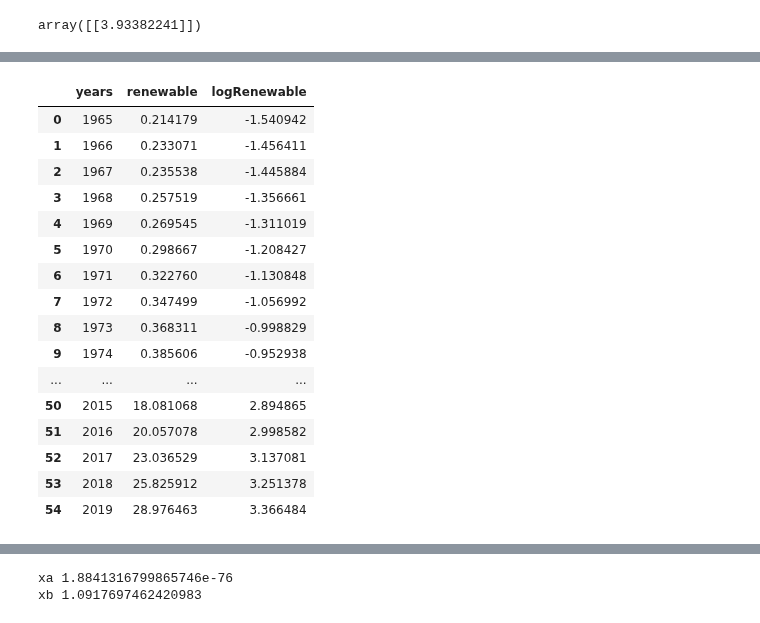
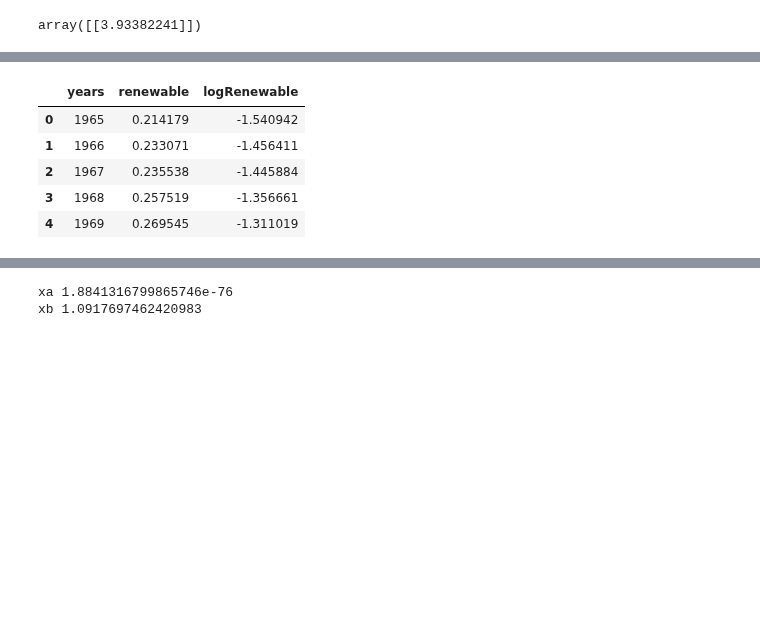
Before and after one commit to yuyhong23/One-Hot_Future, a Jupyter notebook: machine_learning_energy_types.ipynb, the cells around one changed output, grey strips where cells are left out. Drawn from its saved outputs; the diff is of its cells as text; code cells hidden in the pictures; blank space fills up the shorter version.

```diff
--- a/machine_learning_energy_types.ipynb
+++ b/machine_learning_energy_types.ipynb
@@ -570,25 +556,14 @@ year_renew = combine_all[["years", "renewable"]].copy()
 # %%
 year_renew['logRenewable'] = np.log(combine_all["renewable"])
 # %%
-year_renew
+year_renew.head()
 # %% [output]
 |  | years | renewable | logRenewable |
 | 0 | 1965 | 0.214179 | -1.540942 |
 | 1 | 1966 | 0.233071 | -1.456411 |
 | 2 | 1967 | 0.235538 | -1.445884 |
 | 3 | 1968 | 0.257519 | -1.356661 |
 | 4 | 1969 | 0.269545 | -1.311019 |
-| 5 | 1970 | 0.298667 | -1.208427 |
-| 6 | 1971 | 0.322760 | -1.130848 |
-| 7 | 1972 | 0.347499 | -1.056992 |
-| 8 | 1973 | 0.368311 | -0.998829 |
-| 9 | 1974 | 0.385606 | -0.952938 |
-| ... | ... | ... | ... |
-| 50 | 2015 | 18.081068 | 2.894865 |
-| 51 | 2016 | 20.057078 | 2.998582 |
-| 52 | 2017 | 23.036529 | 3.137081 |
-| 53 | 2018 | 25.825912 | 3.251378 |
-| 54 | 2019 | 28.976463 | 3.366484 |
 # %%
 test_X = year_renew["years"]
 test_X = sm.add_constant(test_X, has_constant='add')
```
Also changed, not shown: parts of 17 cells of this notebook.
